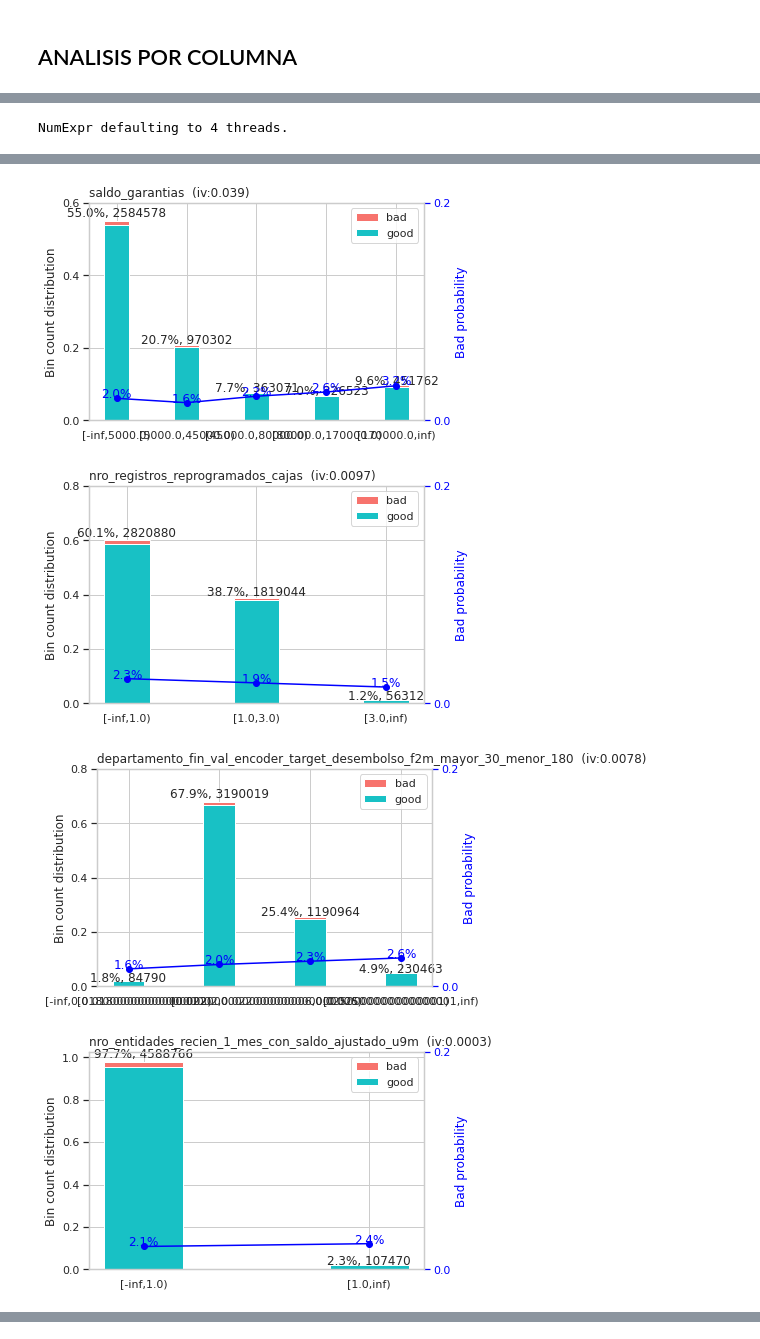
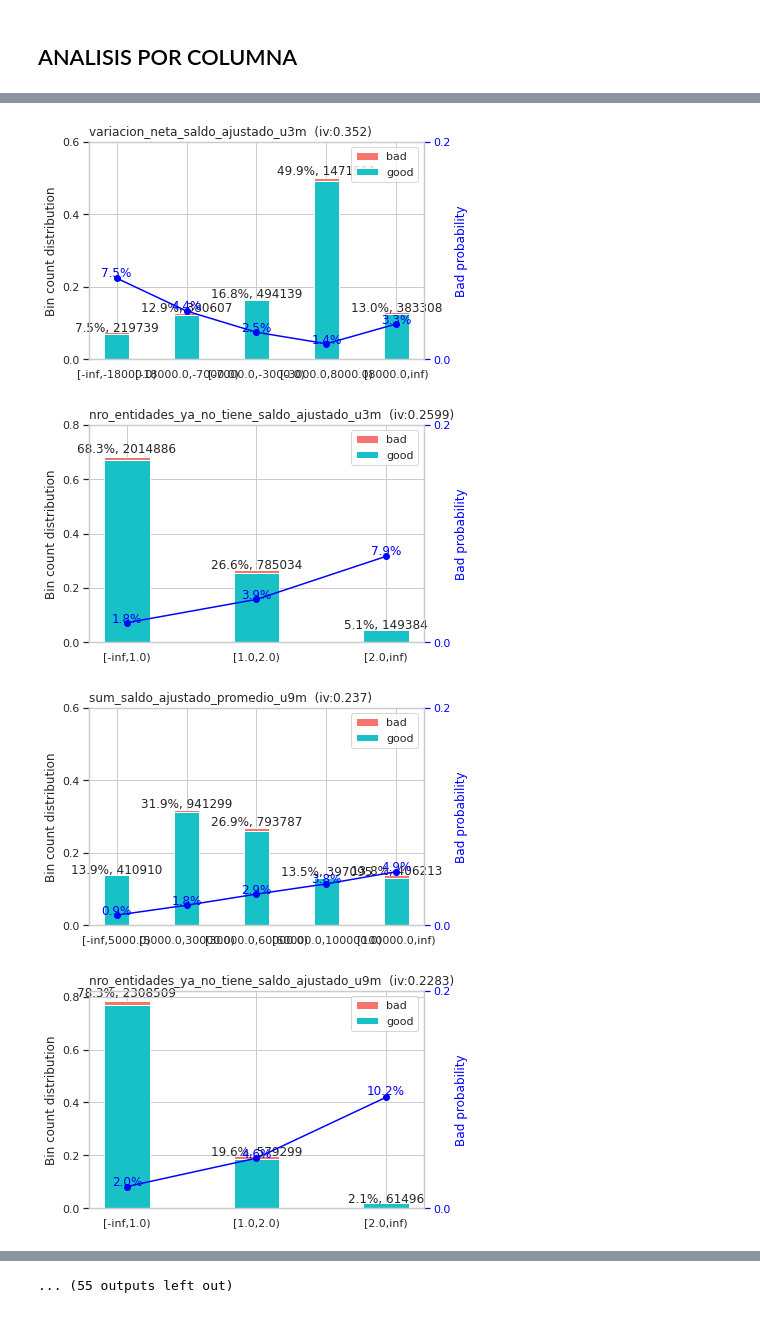
Before and after one commit to kendalvictor/tests_courses_research, a Jupyter notebook: practice/SAGE MAKER/1_selección_7.ipynb, the cells around one changed output, grey strips where cells are left out. Cells and saved outputs as stored; diff of their text form; code cells hidden in the pictures.

Commit message:
UPDATE feature / selection

```diff
--- a/practice/SAGE MAKER/1_selección_7.ipynb
+++ b/practice/SAGE MAKER/1_selección_7.ipynb
@@ -86,20 +95,2 @@ rn.seed(SEED)
 # %% [markdown]
 ### COnfig
-# %%
-from UTILITARIO_CODE.utils import targets
-
-proyecto = 'propension'
-normal = [1]
-target = targets[7]
-clasif = 'normal' if len(normal) == 1 else 'all'
-
-now = datetime.now()
-sess = sagemaker.session.Session()
-s3 = boto3.resource('s3')
-bucket = sess.default_bucket()
-region = boto3.Session().region_name
-
-print("bucket: ", bucket)
-print("region: ", region)
-print("now: ", now)
-print("target: ", target)
@@ -117,13 +107,7 @@ target:  target_desembolso_f2m_mayor_30_menor_180
 # %% [markdown]
 ### RUtas
 # %%
-uri_output = 's3://{}/vpc/{}/output'.format(bucket, proyecto)
 print('uri_output: \n', uri_output)
-
-select = '{}/seleccion_variables_{}_clasif_{}.csv'.format(uri_output, target.lower(), str(clasif))
-woe = '{}/woe_{}_clasif_{}.json'.format(uri_output, target.lower(), clasif)
-correlation = '{}/train_correlation_clasif_{}.csv'.format(uri_output, clasif)
-
 print("select: \n", select)
 print("woe: \n", woe)
 print("correlation: \n", correlation)
@@ -389,2 +373,13 @@ len(woe_dict)
 # %%
 woe_dict = {k:pd.DataFrame(v) for k, v in woe_dict.items() if k in seleccionadas}
+# %%
+woe_dict = {
+    k: v for k, v in sorted(
+        woe_dict.items(),
+        key=lambda _: _[1]['total_iv'].max(),
+        reverse=True
+    )
+}
+
+for k, v in woe_dict.items():
+    display(v)
@@ -391,5 +451,5 @@ woe_dict = {k:pd.DataFrame(v) for k, v in woe_dict.items() if k in seleccionadas
 # %%
 import scorecardpy as sc
-sc.woebin_plot(woe_dict)
+
+ploteo = sc.woebin_plot(woe_dict)
 # %% [output]
-NumExpr defaulting to 4 threads.
@@ -415,4 +458,4 @@ NumExpr defaulting to 4 threads.
-[figure, old version]
+[figure, new version]
-[figure, old version]
+[figure, new version]
-[figure, old version]
+[figure, new version]
-[figure, old version]
+[figure, new version]
@@ -424,3 +468,4 @@ NumExpr defaulting to 4 threads.
+... (55 outputs left out)
 # %%
 #content_object = s3.Object('bucket', woe.split(bucket)[-1][1:])
 #file_content = content_object.get()['Body'].read().decode('utf-8')
```
Also changed, not shown: parts of 22 cells of this notebook, 4 other files.
